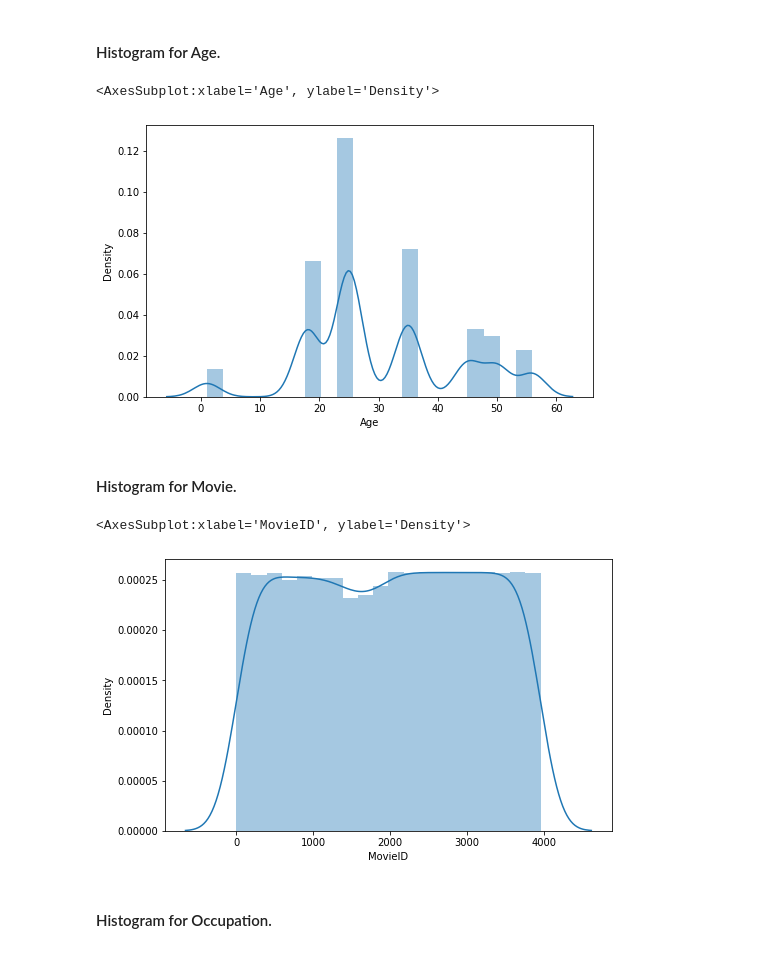
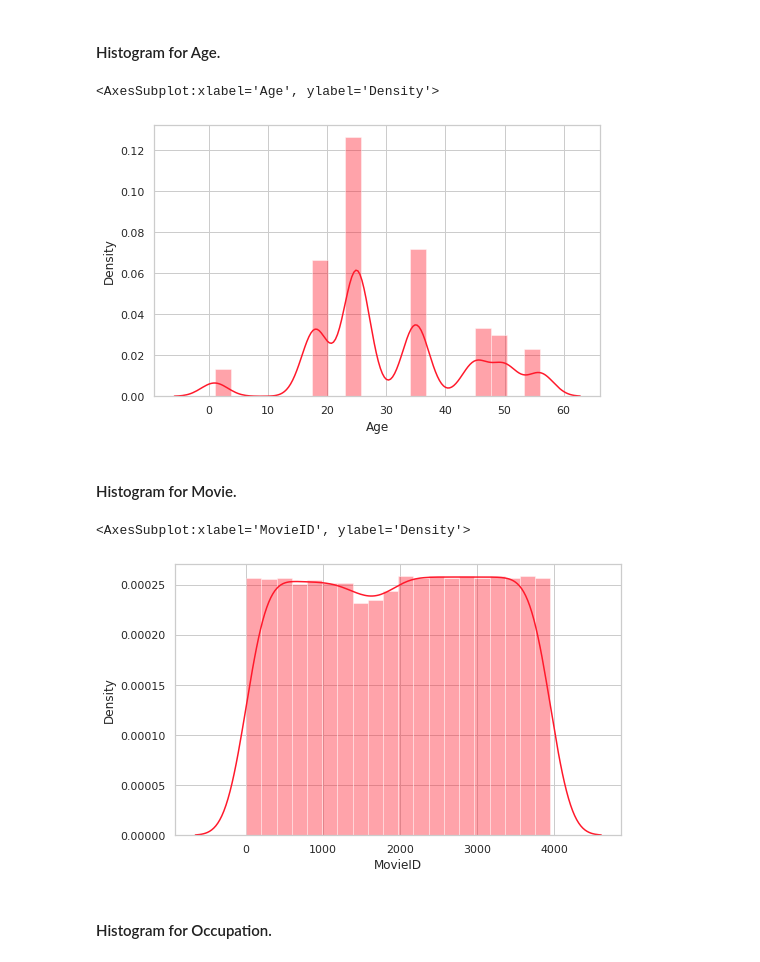
Before and after one commit to vyshakTs/tranzemo-machinetest, a Jupyter notebook: tranzemo.ipynb, the cells around one changed output. Saved outputs shown, nothing was run; the diff lists cells and outputs as text; code cells hidden in the pictures.

```diff
--- a/tranzemo.ipynb
+++ b/tranzemo.ipynb
@@ -15,6 +16,8 @@ from sklearn.ensemble import RandomForestClassifier
 from sklearn.svm import SVC
 from xgboost import XGBClassifier
 from sklearn.metrics import classification_report, accuracy_score
+# %%
+sns.set_theme(style="whitegrid")
 # %% [markdown]
 #### Unzipping 'Project.zip' file. Both zip file and python script must be in the same folder.
 # %%
@@ -342,18 +339,18 @@ Precision and F-score are ill-defined and being set to 0.0 in labels with no pre
 warnings.filterwarnings("ignore")
 
 plt.figure(figsize = (8,5))
-sns.distplot(users_dataset['Age'], bins=20)
+sns.distplot(users_dataset['Age'], bins=20, color='#ff192b')
 # %% [output]
 <AxesSubplot:xlabel='Age', ylabel='Density'>
-[figure, old version]
+[figure, new version]
 # %% [markdown]
 #### Histogram for Movie.
 # %%
 plt.figure(figsize = (8,5))
-sns.distplot(movies_dataset['MovieID'], bins=20)
+sns.distplot(movies_dataset['MovieID'], bins=20, color='#ff192b')
 # %% [output]
 <AxesSubplot:xlabel='MovieID', ylabel='Density'>
-[figure, old version]
+[figure, new version]
 # %% [markdown]
 #### Histogram for Occupation.
 # %%
```
Also changed, not shown: parts of 13 cells of this notebook.
